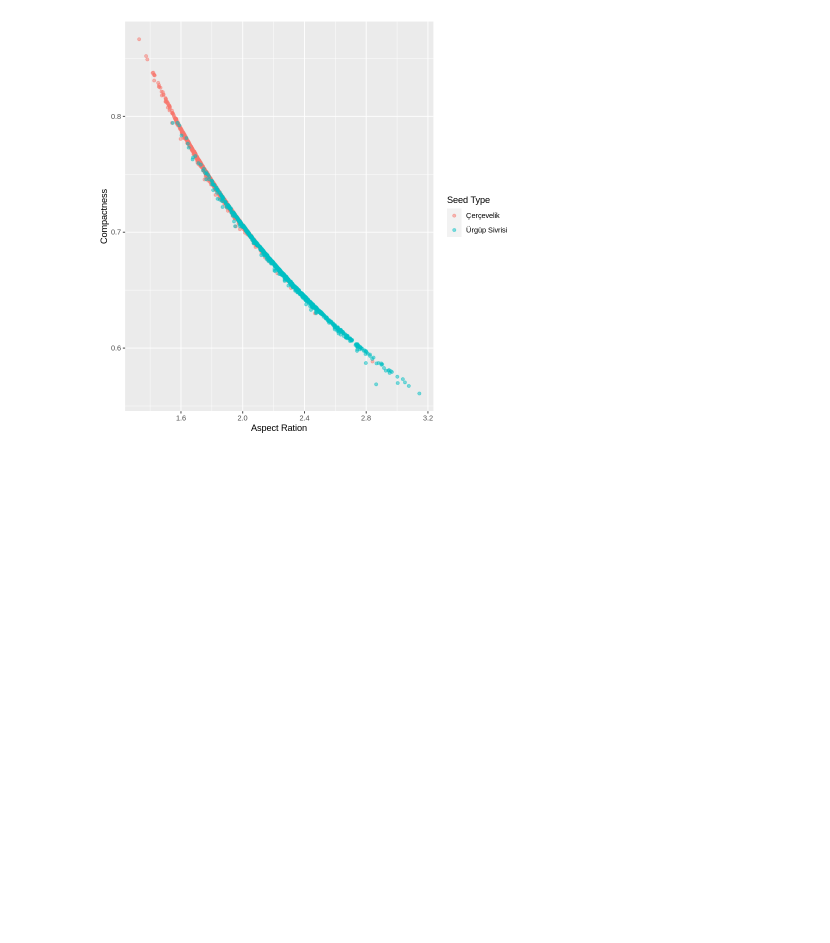
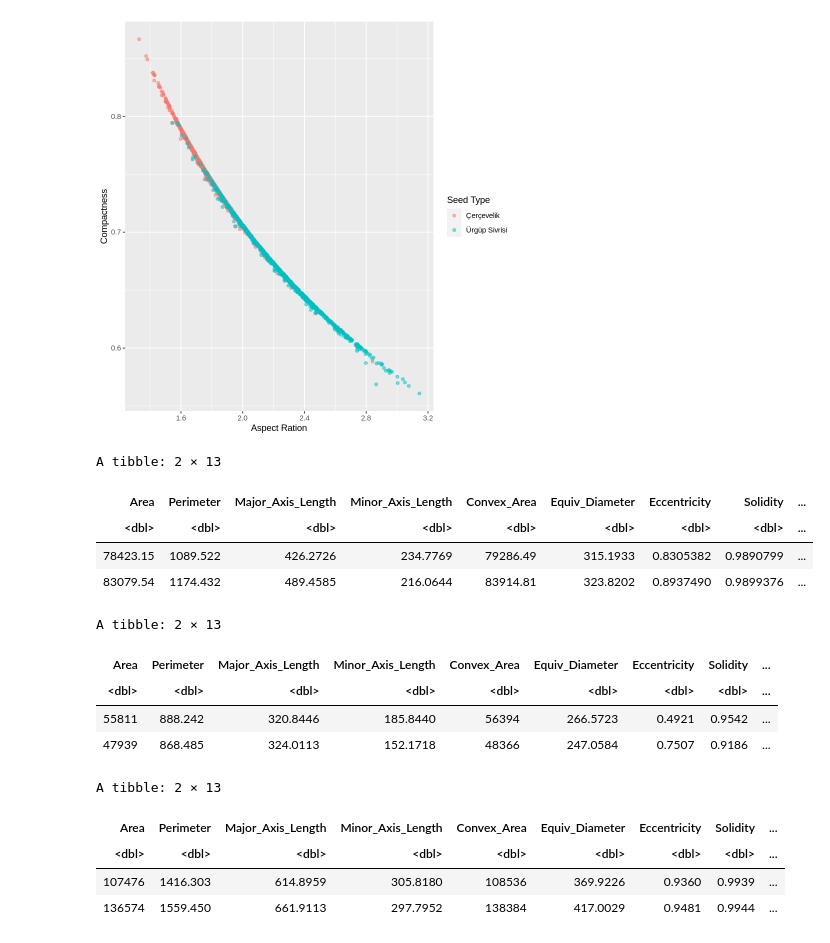
Before and after one commit to FarrelRamdhani/DSCI-100-Team-Project, a Jupyter notebook: Pumpkin.ipynb, the cells around one changed output. Cells and saved outputs as stored; diff of their text form; code cells hidden in the pictures; blank space fills up the shorter version.

```diff
--- a/Pumpkin.ipynb
+++ b/Pumpkin.ipynb
@@ -25,8 +25,8 @@ options(repr.matrix.max.rows = 6)
 • Use tidymodels_prefer() to resolve common conflicts.
 # %%
 #Read Data, make class as factor
-pumpkin_data <- read_excel("Pumpkin_Seeds_Dataset.xlsx", sheet = 1) |>
-                    mutate(Class = as.factor(Class))
+url <- "https://raw.githubusercontent.com/FarrelRamdhani/DSCI-100-Team-Project/blasius/Pumpkin_Seeds_Dataset.csv"
+pumpkin_data <- read_csv(url)
 
 pumpkin_data
 # %% [output]
@@ -116,3 +124,71 @@ pumpkin_plot_2 <- ggplot(train_pumpkin, aes(x = Aspect_Ration, y = Compactness,
 pumpkin_plot_2
 # %% [output]
 [figure]
+# %%
+# average, man mix
+# 1 is Çerçevelik
+# 2 is Ürgüp Sivrisi
+#AVERAGE
+Just_Çerçevelik_avg <- pumpkin_data |>
+                        filter(Class == "Çerçevelik") |>
+                        select(- Class) |>
+                        map_df(mean)
+
+
+Just_ÇÜrgüp_Sivrisi_avg <- pumpkin_data |>
+                        filter(Class == "Ürgüp Sivrisi") |>
+                        select(- Class) |>
+                        map_df(mean)
+
+
+average_pumpkin <- bind_rows(Just_Çerçevelik_avg, Just_ÇÜrgüp_Sivrisi_avg) |>
+                    bind_cols(tibble(Class = c(1,2)))
+
+average_pumpkin
+#MIN
+Just_Çerçevelik_min <- pumpkin_data |>
+                        filter(Class == "Çerçevelik") |>
+                        select(- Class) |>
+                        map_df(min)
+
+
+Just_ÇÜrgüp_Sivrisi_min <- pumpkin_data |>
+                        filter(Class == "Ürgüp Sivrisi") |>
+                        select(- Class) |>
+                        map_df(min)
+min_pumpkin <- bind_rows(Just_Çerçevelik_min, Just_ÇÜrgüp_Sivrisi_min) |>
+                            bind_cols(tibble(Class = c(1,2)))
+
+min_pumpkin
+#MAX
+Just_Çerçevelik_max <- pumpkin_data |>
+                        filter(Class == "Çerçevelik") |>
+                        select(- Class) |>
+                        map_df(max)
+
+
+Just_ÇÜrgüp_Sivrisi_max <- pumpkin_data |>
+                        filter(Class == "Ürgüp Sivrisi") |>
+                        select(- Class) |>
+                        map_df(max)
+
+max_pumpkin <- bind_rows(Just_Çerçevelik_max, Just_ÇÜrgüp_Sivrisi_max)  |>
+                        bind_cols(tibble(Class = c(1,2)))
+
+max_pumpkin
+# %% [output]
+A tibble: 2 × 13
+| Area | Perimeter | Major_Axis_Length | Minor_Axis_Length | Convex_Area | Equiv_Diameter | Eccentricity | Solidity | ... |
+| <dbl> | <dbl> | <dbl> | <dbl> | <dbl> | <dbl> | <dbl> | <dbl> | ... |
+| 78423.15 | 1089.522 | 426.2726 | 234.7769 | 79286.49 | 315.1933 | 0.8305382 | 0.9890799 | ... |
+| 83079.54 | 1174.432 | 489.4585 | 216.0644 | 83914.81 | 323.8202 | 0.8937490 | 0.9899376 | ... |
+A tibble: 2 × 13
+| Area | Perimeter | Major_Axis_Length | Minor_Axis_Length | Convex_Area | Equiv_Diameter | Eccentricity | Solidity | ... |
+| <dbl> | <dbl> | <dbl> | <dbl> | <dbl> | <dbl> | <dbl> | <dbl> | ... |
+| 55811 | 888.242 | 320.8446 | 185.8440 | 56394 | 266.5723 | 0.4921 | 0.9542 | ... |
+| 47939 | 868.485 | 324.0113 | 152.1718 | 48366 | 247.0584 | 0.7507 | 0.9186 | ... |
+A tibble: 2 × 13
+| Area | Perimeter | Major_Axis_Length | Minor_Axis_Length | Convex_Area | Equiv_Diameter | Eccentricity | Solidity | ... |
+| <dbl> | <dbl> | <dbl> | <dbl> | <dbl> | <dbl> | <dbl> | <dbl> | ... |
+| 107476 | 1416.303 | 614.8959 | 305.8180 | 108536 | 369.9226 | 0.9360 | 0.9939 | ... |
+| 136574 | 1559.450 | 661.9113 | 297.7952 | 138384 | 417.0029 | 0.9481 | 0.9944 | ... |
```
Also changed, not shown: parts of 1 cell of this notebook.
